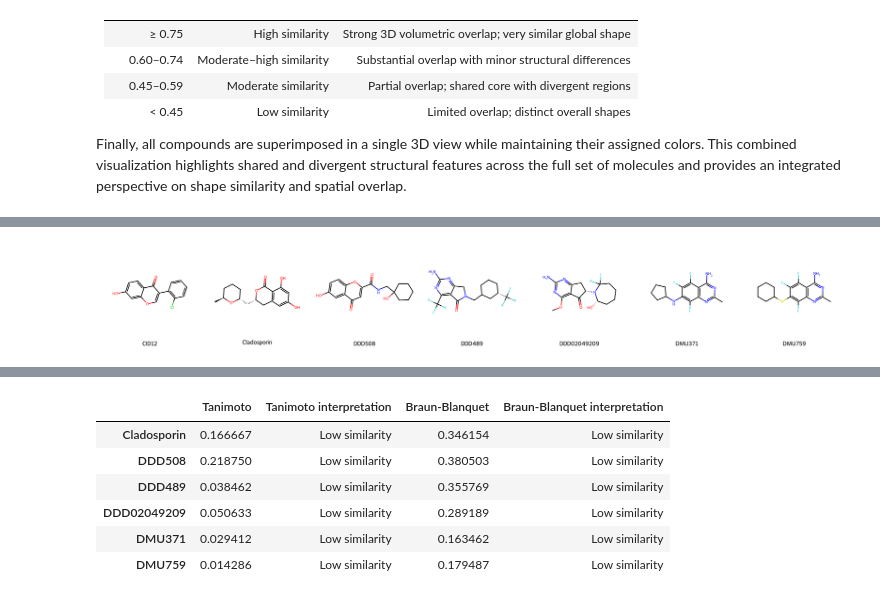
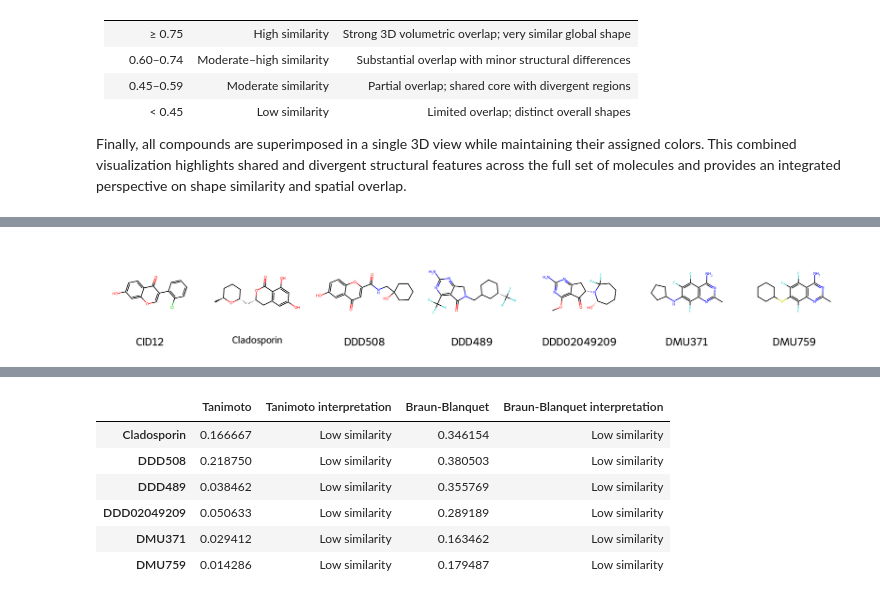
Before and after one commit to trypanosomatics/yeast_to_tryp, a Jupyter notebook: lys_inhibitors_comparasion.ipynb, the cells around one changed output, grey strips where cells are left out. Saved outputs shown, nothing was run; the diff lists cells and outputs as text; code cells hidden in the pictures.

```diff
--- a/lys_inhibitors_comparasion.ipynb
+++ b/lys_inhibitors_comparasion.ipynb
@@ -95,25 +95,29 @@ smiles_dict = {
 # %%
 # @title Show molecules in 2D
 
 mols_2d = []
 legends = []
 
 for name, smi in smiles_dict.items():
     mol = Chem.MolFromSmiles(smi)
     Chem.rdDepictor.Compute2DCoords(mol)
     mols_2d.append(mol)
     legends.append(name)
 
+draw_opts = rdMolDraw2D.MolDrawOptions()
+draw_opts.legendFontSize = 30
+
 img = Draw.MolsToGridImage(
     mols_2d,
     molsPerRow=7,
     subImgSize=(300, 300),
-    legends=legends
+    legends=legends,
+    drawOptions=draw_opts
 )
 
 img
 # %% [output]
-[figure, old version]
+[figure, new version]
 # %%
 # @title Pairwise atom-level comparisons
 
```
Also changed, not shown: parts of 14 cells of this notebook.
